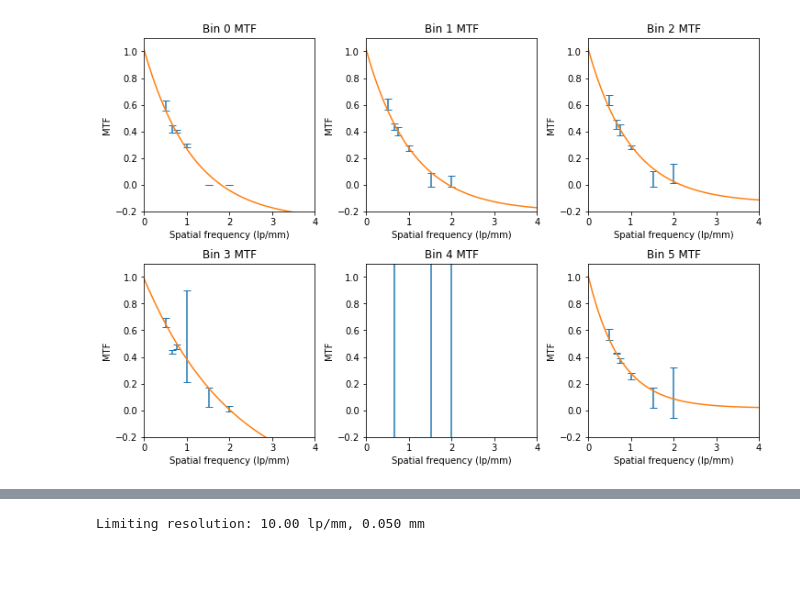
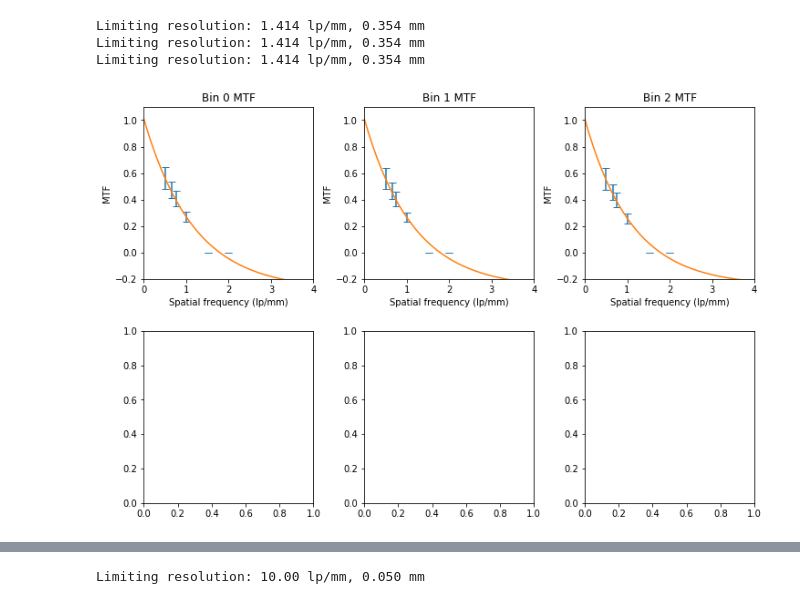
Before and after one commit to drichts/Reconstruction, a Jupyter notebook: mtf/plot_mtf.ipynb, the cells around one changed output, grey strips where cells are left out. Cells and saved outputs as stored; diff of their text form; code cells hidden in the pictures; blank space fills up the shorter version.

Commit message:
Metal artifact 05/21 changes

```diff
--- a/mtf/plot_mtf.ipynb
+++ b/mtf/plot_mtf.ipynb
@@ -6,46 +6,51 @@ import matplotlib.pyplot as plt
 from scipy.optimize import curve_fit
 
 directory = r'D:\OneDrive - University of Victoria\Research\LDA Data'
-folder = '21-04-14_CT_bin_width_10'
+folder = '21-05-05_CT_metal_30keV_bins'
 
-sub = 'water_phantom'
-# sub = 'metal_phantom'
+sub = 'water_only'
 
-mtf_data = np.load(os.path.join(directory, folder, sub, 'mtf.npy'))
+num_bins = 3
+
+mtf_data = np.load(os.path.join(directory, folder, sub, 'mtf_water_contrast.npy'))
 
 bar_size = np.array([1, 0.75, 0.66, 0.5, 0.33, 0.25])
 freq = 1 / (2 * bar_size)
 
 def func(x, a, b, c):
     return a * np.exp(-b * x) + c
 
 freq_fit = np.linspace(0, 10, 100)
 
 fig, axes = plt.subplots(2, 3, figsize=(12, 8))
 
 for i, ax in enumerate(axes.flatten()):
-
+    if i > num_bins-1:
+        break
     mtf_mean = mtf_data[i, 0]
     mtf_std = mtf_data[i, 1]
 
     popt, pcov = curve_fit(func, np.insert(freq, 0, 0), np.insert(mtf_mean, 0, 1))
 
     # Find the 0.1 spot
     mtf_new = func(freq_fit, *popt)
     idx = np.abs(mtf_new - 0.1).argmin()
     idx = np.abs(mtf_new - 0.1).argmin()
-    print(f'Limiting resolution: {freq_fit[idx]:0.2f} lp/mm, {1/(2*freq_fit[idx]):0.3f} mm')
+    print(f'Limiting resolution: {freq_fit[idx]:0.3f} lp/mm, {1/(2*freq_fit[idx]):0.3f} mm')
 
     ax.errorbar(freq, mtf_mean, yerr=mtf_std, capsize=4, fmt='none')
     ax.plot(freq_fit, mtf_new)
     ax.set_title(f'Bin {i} MTF')
     ax.set_ylabel('MTF')
     ax.set_xlabel('Spatial frequency (lp/mm)')
     ax.set_xlim([0, 4])
     ax.set_ylim([-0.2, 1.1])
 
-plt.subplots_adjust(wspace=0.3, hspace=0.3)
-fig.show()
-# fig.savefig(os.path.join(directory, folder, sub+'_mtf.png'), dpi=500)
+fig.subplots_adjust(wspace=0.3, hspace=0.3)
+plt.show()
+fig.savefig(os.path.join(directory, folder, sub+'_mtf.png'), dpi=500)
 # %% [output]
+Limiting resolution: 1.414 lp/mm, 0.354 mm
+Limiting resolution: 1.414 lp/mm, 0.354 mm
+Limiting resolution: 1.414 lp/mm, 0.354 mm
-[figure, old version]
+[figure, new version]
```
Also changed, not shown: parts of 3 cells of this notebook, 5 other files.
